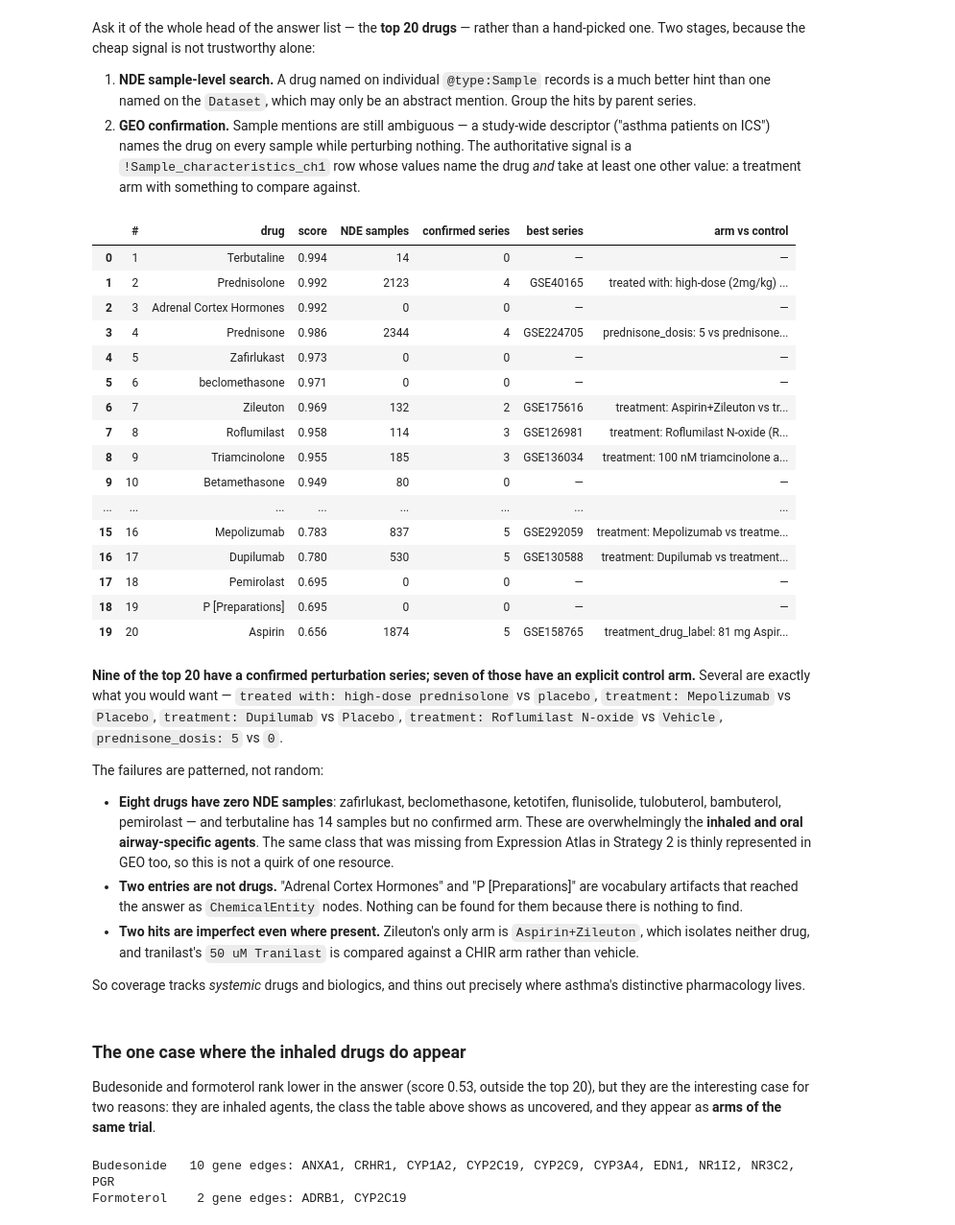
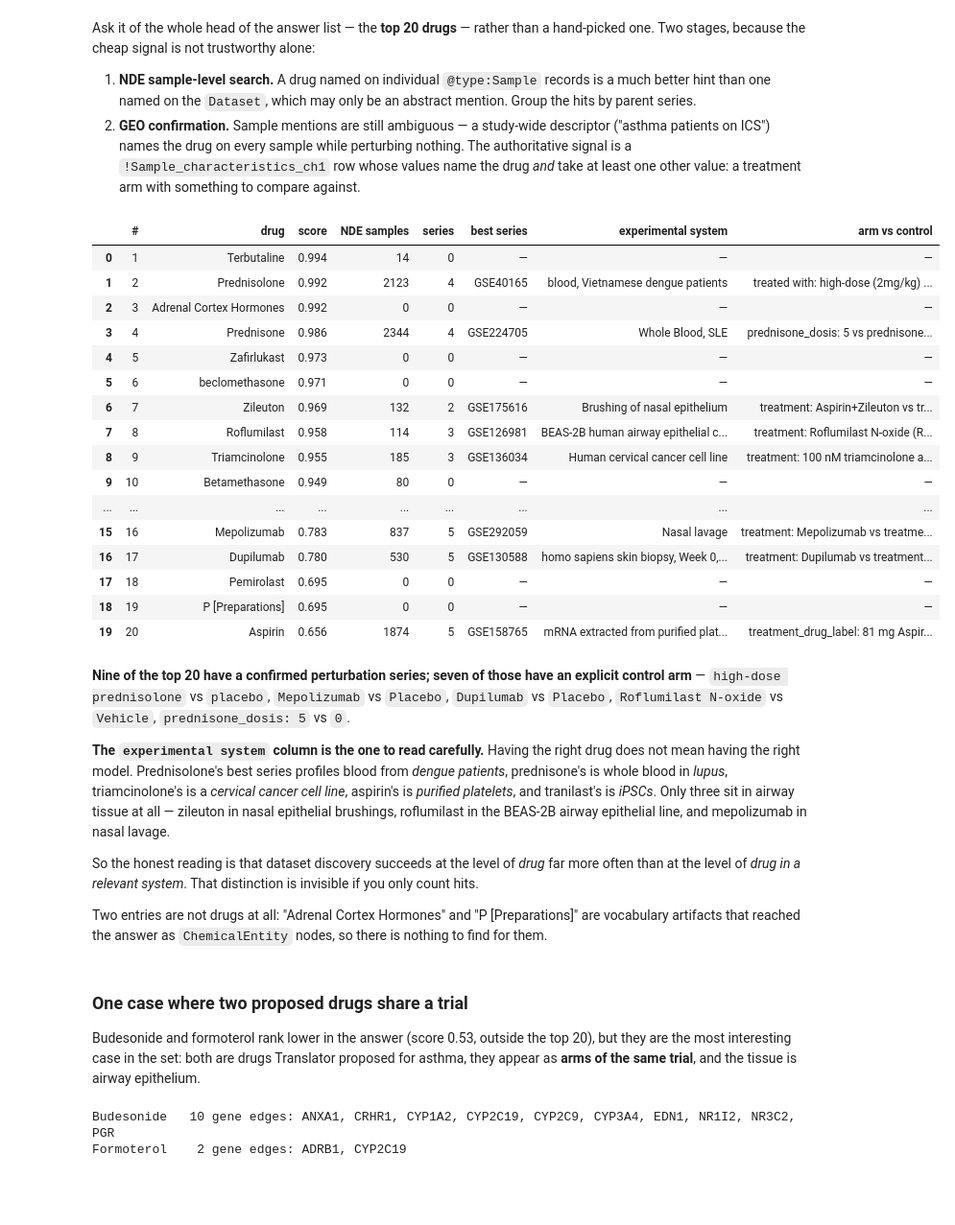
Before and after one commit to andrewsu/translator-nde, a Jupyter notebook: notebooks/asthma_translator_nde.ipynb, the cells around one changed output. Shown at 96% size. Saved outputs shown, nothing was run; the diff lists cells and outputs as text; code cells hidden in the pictures; blank space fills up the shorter version.

```diff
--- a/notebooks/asthma_translator_nde.ipynb
+++ b/notebooks/asthma_translator_nde.ipynb
@@ -472,60 +472,56 @@ Two stages, because the cheap signal is not trustworthy alone:
 # %%
 top20 = json.loads(Path("../results/asthma_top20_datasets.json").read_text())["rows"]
 pd.DataFrame([
     {"#": r["rank"], "drug": r["drug"], "score": r["score"],
-     "NDE samples": r["nde_samples"], "confirmed series": r["confirmed_series"],
+     "NDE samples": r["nde_samples"], "series": r["confirmed_series"],
      "best series": r["best_series"] or "—",
+     "experimental system": r["system"] or "—",
      "arm vs control": (f"{r['arm']} vs {r['control']}"
                         if r["arm"] and r["control"] else
                         (f"{r['arm']} (no control level)" if r["arm"] else "—"))}
     for r in top20
 ])
 # %% [output]
-|  | # | drug | score | NDE samples | confirmed series | best series | arm vs control |
-| 0 | 1 | Terbutaline | 0.994 | 14 | 0 | — | — |
-| 1 | 2 | Prednisolone | 0.992 | 2123 | 4 | GSE40165 | treated with: high-dose (2mg/kg) ... |
-| 2 | 3 | Adrenal Cortex Hormones | 0.992 | 0 | 0 | — | — |
-| 3 | 4 | Prednisone | 0.986 | 2344 | 4 | GSE224705 | prednisone_dosis: 5 vs prednisone... |
-| 4 | 5 | Zafirlukast | 0.973 | 0 | 0 | — | — |
-| 5 | 6 | beclomethasone | 0.971 | 0 | 0 | — | — |
-| 6 | 7 | Zileuton | 0.969 | 132 | 2 | GSE175616 | treatment: Aspirin+Zileuton vs tr... |
-| 7 | 8 | Roflumilast | 0.958 | 114 | 3 | GSE126981 | treatment: Roflumilast N-oxide (R... |
-| 8 | 9 | Triamcinolone | 0.955 | 185 | 3 | GSE136034 | treatment: 100 nM triamcinolone a... |
-| 9 | 10 | Betamethasone | 0.949 | 80 | 0 | — | — |
-| ... | ... | ... | ... | ... | ... | ... | ... |
-| 15 | 16 | Mepolizumab | 0.783 | 837 | 5 | GSE292059 | treatment: Mepolizumab vs treatme... |
-| 16 | 17 | Dupilumab | 0.780 | 530 | 5 | GSE130588 | treatment: Dupilumab vs treatment... |
-| 17 | 18 | Pemirolast | 0.695 | 0 | 0 | — | — |
-| 18 | 19 | P [Preparations] | 0.695 | 0 | 0 | — | — |
-| 19 | 20 | Aspirin | 0.656 | 1874 | 5 | GSE158765 | treatment_drug_label: 81 mg Aspir... |
+|  | # | drug | score | NDE samples | series | best series | experimental system | arm vs control |
+| 0 | 1 | Terbutaline | 0.994 | 14 | 0 | — | — | — |
+| 1 | 2 | Prednisolone | 0.992 | 2123 | 4 | GSE40165 | blood, Vietnamese dengue patients | treated with: high-dose (2mg/kg) ... |
+| 2 | 3 | Adrenal Cortex Hormones | 0.992 | 0 | 0 | — | — | — |
+| 3 | 4 | Prednisone | 0.986 | 2344 | 4 | GSE224705 | Whole Blood, SLE | prednisone_dosis: 5 vs prednisone... |
+| 4 | 5 | Zafirlukast | 0.973 | 0 | 0 | — | — | — |
+| 5 | 6 | beclomethasone | 0.971 | 0 | 0 | — | — | — |
+| 6 | 7 | Zileuton | 0.969 | 132 | 2 | GSE175616 | Brushing of nasal epithelium | treatment: Aspirin+Zileuton vs tr... |
+| 7 | 8 | Roflumilast | 0.958 | 114 | 3 | GSE126981 | BEAS-2B human airway epithelial c... | treatment: Roflumilast N-oxide (R... |
+| 8 | 9 | Triamcinolone | 0.955 | 185 | 3 | GSE136034 | Human cervical cancer cell line | treatment: 100 nM triamcinolone a... |
+| 9 | 10 | Betamethasone | 0.949 | 80 | 0 | — | — | — |
+| ... | ... | ... | ... | ... | ... | ... | ... | ... |
+| 15 | 16 | Mepolizumab | 0.783 | 837 | 5 | GSE292059 | Nasal lavage | treatment: Mepolizumab vs treatme... |
+| 16 | 17 | Dupilumab | 0.780 | 530 | 5 | GSE130588 | homo sapiens skin biopsy, Week 0,... | treatment: Dupilumab vs treatment... |
+| 17 | 18 | Pemirolast | 0.695 | 0 | 0 | — | — | — |
+| 18 | 19 | P [Preparations] | 0.695 | 0 | 0 | — | — | — |
+| 19 | 20 | Aspirin | 0.656 | 1874 | 5 | GSE158765 | mRNA extracted from purified plat... | treatment_drug_label: 81 mg Aspir... |
 # %% [markdown]
 **Nine of the top 20 have a confirmed perturbation series; seven of those have an explicit control
-arm.** Several are exactly what you would want — `treated with: high-dose prednisolone` vs
-`placebo`, `treatment: Mepolizumab` vs `Placebo`, `treatment: Dupilumab` vs `Placebo`,
-`treatment: Roflumilast N-oxide` vs `Vehicle`, `prednisone_dosis: 5` vs `0`.
+arm** — `high-dose prednisolone` vs `placebo`, `Mepolizumab` vs `Placebo`, `Dupilumab` vs
+`Placebo`, `Roflumilast N-oxide` vs `Vehicle`, `prednisone_dosis: 5` vs `0`.
 
-The failures are patterned, not random:
+**The `experimental system` column is the one to read carefully.** Having the right drug does not
+mean having the right model. Prednisolone's best series profiles blood from *dengue patients*,
+prednisone's is whole blood in *lupus*, triamcinolone's is a *cervical cancer cell line*, aspirin's
+is *purified platelets*, and tranilast's is *iPSCs*. Only three sit in airway tissue at all —
+zileuton in nasal epithelial brushings, roflumilast in the BEAS-2B airway epithelial line, and
+mepolizumab in nasal lavage.
 
-- **Eight drugs have zero NDE samples**: zafirlukast, beclomethasone, ketotifen, flunisolide,
-  tulobuterol, bambuterol, pemirolast — and terbutaline has 14 samples but no confirmed arm. These
-  are overwhelmingly the **inhaled and oral airway-specific agents**. The same class that was
-  missing from Expression Atlas in Strategy 2 is thinly represented in GEO too, so this is not a
-  quirk of one resource.
-- **Two entries are not drugs.** "Adrenal Cortex Hormones" and "P [Preparations]" are vocabulary
-  artifacts that reached the answer as `ChemicalEntity` nodes. Nothing can be found for them
-  because there is nothing to find.
-- **Two hits are imperfect even where present.** Zileuton's only arm is `Aspirin+Zileuton`, which
-  isolates neither drug, and tranilast's `50 uM Tranilast` is compared against a CHIR arm rather
-  than vehicle.
+So the honest reading is that dataset discovery succeeds at the level of *drug* far more often than
+at the level of *drug in a relevant system*. That distinction is invisible if you only count hits.
 
-So coverage tracks *systemic* drugs and biologics, and thins out precisely where asthma's
-distinctive pharmacology lives.
+Two entries are not drugs at all: "Adrenal Cortex Hormones" and "P [Preparations]" are vocabulary
+artifacts that reached the answer as `ChemicalEntity` nodes, so there is nothing to find for them.
 # %% [markdown]
-### The one case where the inhaled drugs do appear
+### One case where two proposed drugs share a trial
 
 Budesonide and formoterol rank lower in the answer (score 0.53, outside the top 20), but they are
-the interesting case for two reasons: they are inhaled agents, the class the table above shows as
-uncovered, and they appear as **arms of the same trial**.
+the most interesting case in the set: both are drugs Translator proposed for asthma, they appear as
+**arms of the same trial**, and the tissue is airway epithelium.
 # %%
 for drug in ["Budesonide", "Formoterol"]:
     rows = [p for p in paths if p["drug_name"] == drug]
```
Also changed, not shown: 2 other files.
